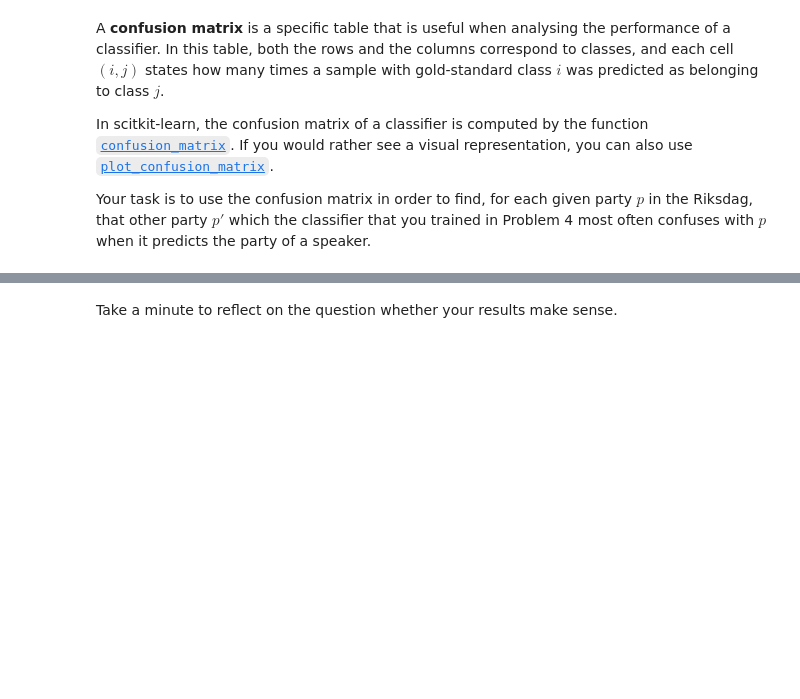
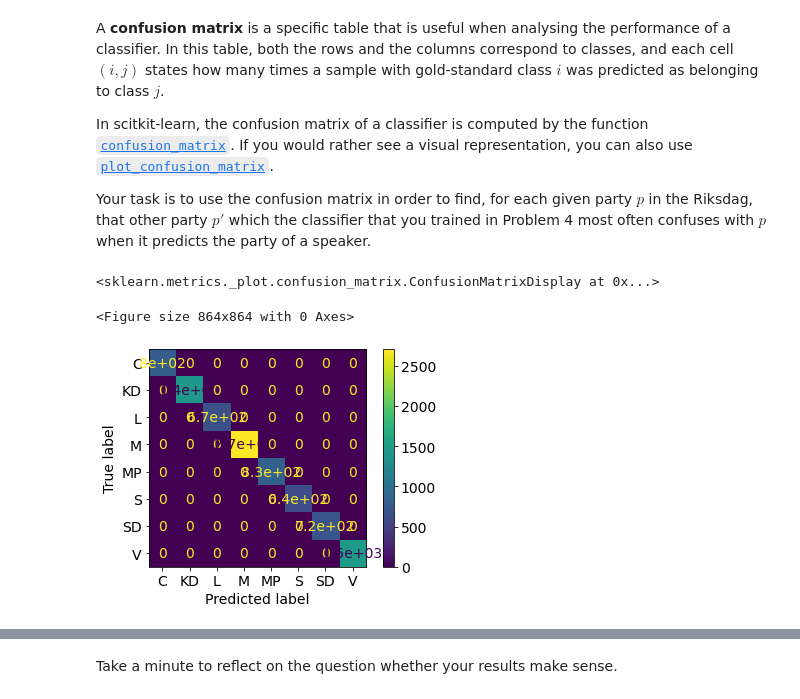
Before and after one commit to jrakhshanda/Text-Mining, a Jupyter notebook: TM_L2.ipynb, the cells around one changed output, grey strips where cells are left out. Drawn from its saved outputs; the diff is of its cells as text; code cells hidden in the pictures; blank space fills up the shorter version.

```diff
--- a/TM_L2.ipynb
+++ b/TM_L2.ipynb
@@ -103,8 +106,5 @@ X_test,y_test = test_data['words'], test_data['party']
 # %%
-pipe = Pipeline([('vectorizer', TfidfVectorizer()), ('multinomialNB', MultinomialNB())])
-# The pipeline can be used as any other estimator
-# and avoids leaking the test set into the train set
+pipe = Pipeline(steps=[('vectorizer', TfidfVectorizer()), ('multinomialNB', MultinomialNB())])
 pipe.fit(X_train, y_train)
-Pipeline(steps=[('vectorizer', TfidfVectorizer()), ('multinomialNB', MultinomialNB())])
-#pipe.score(X_test, y_test)
+print(pipe.score(X_test,y_test))
 nb_pred = pipe.predict(X_test)
@@ -135,3 +137,7 @@ Would you have expected the results that you got?
 Evaluation metrics such as accuracy should not be understood as absolute measures of performance, but should be used only to compare different classifiers. When other classifiers are not available, a simple baseline is a classifier that generates predictions by random sampling, respecting the training set&rsquo;s class distribution. This baseline is implemented by the class [DummyClassifier](https://scikit-learn.org/stable/modules/generated/sklearn.dummy.DummyClassifier.html). What is the performance of the random baseline on the test data?
 # %%
 # TODO: Write code here to evaluate the random baseline
+from sklearn.dummy import DummyClassifier
+pipe = Pipeline([('vectorizer', TfidfVectorizer()), ('dummy',DummyClassifier(strategy="most_frequent"))])
+pipe.fit(X_train, y_train)
+dummy_pred = pipe.predict(X_test)
@@ -151,0 +176,12 @@ Implement undersampling to create a balanced subset of the training data. Rerun
+# %%
+# TODO: Write code here to implement undersampling
+from imblearn.under_sampling import RandomUnderSampler
+undersample = RandomUnderSampler(sampling_strategy='auto', random_state=10)
+X,y = np.array(X_train).reshape(-1,1),np.array(y_train).reshape(-1,1)
+X_under, y_under = undersample.fit_resample(X,y)
+X_under,y_under = X_under.reshape(5752), y_under.reshape(5752)
+# %%
+pipe = Pipeline(steps=[('vectorizer', TfidfVectorizer()), ('multinomialNB', MultinomialNB())])
+pipe.fit(X_under, y_under)
+y_pred = pipe.predict(X_test)
+print("Accuracy",pipe.score(X_test,y_test))
@@ -161,3 +216,10 @@ In scitkit-learn, the confusion matrix of a classifier is computed by the functi
 Your task is to use the confusion matrix in order to find, for each given party $p$ in the Riksdag, that other party $p'$ which the classifier that you trained in Problem&nbsp;4 most often confuses with $p$ when it predicts the party of a speaker.
 # %%
 # TODO: Write code here to solve Problem 5
+plt.figure(figsize=(12,12))
+plt.rcParams.update({'font.size': 14})
+plot_confusion_matrix(estimator=pipe, X=X_test,y_true=y_pred)
+# %% [output]
+<sklearn.metrics._plot.confusion_matrix.ConfusionMatrixDisplay at 0x...>
+<Figure size 864x864 with 0 Axes>
+[figure, added]
```
Also changed, not shown: parts of 11 cells of this notebook.
